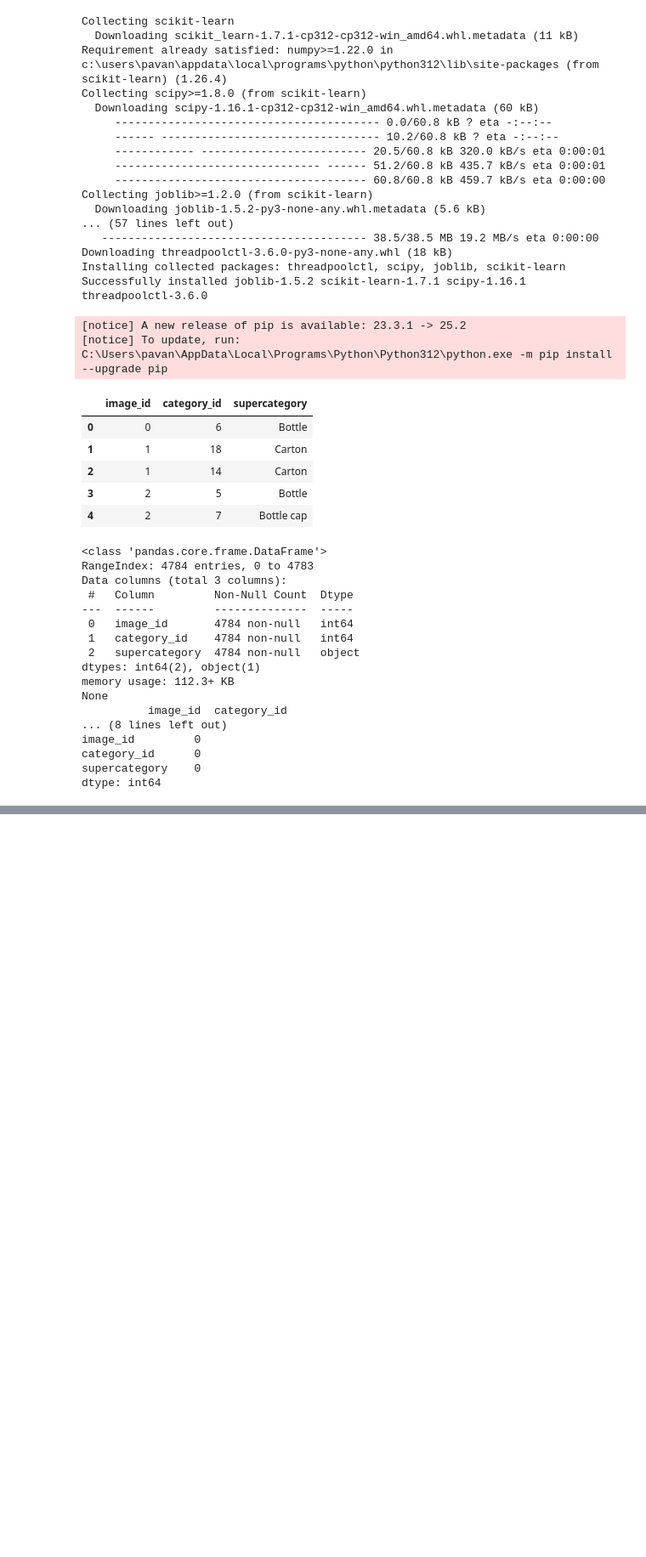
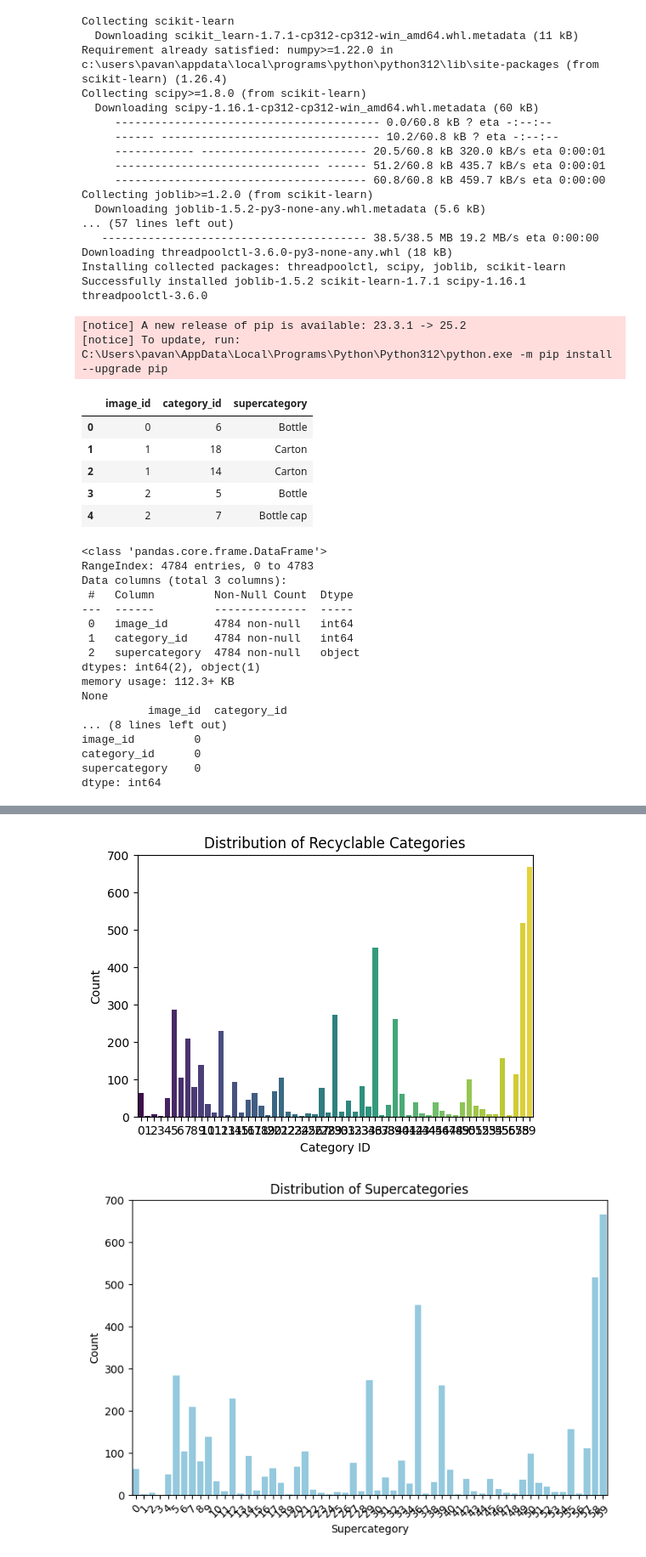
Before and after one commit to Pavani-3101/RecycleVision, a Jupyter notebook: RecycleVision.ipynb, the cells around one changed output, grey strips where cells are left out. Shown: that part at 85% size. Drawn from its saved outputs; the diff is of its cells as text; code cells hidden in the pictures; blank space fills up the shorter version.

```diff
--- a/RecycleVision.ipynb
+++ b/RecycleVision.ipynb
@@ -88,0 +93,72 @@ dtype: int64
+# %%
+# Exploratory Data Analysis
+
+import pandas as pd
+import numpy as np
+import matplotlib.pyplot as plt
+import seaborn as sns
+
+# Load Dataset
+
+df = pd.read_csv('D:/Smart_waste_detection/TACO/taco_annotations.csv')
+
+# Basic Info
+
+print("✅ Shape of dataset:", df.shape)
+print("\n✅ Column names:", df.columns)
+print("\n✅ Data types:\n", df.dtypes)
+
+print("\n✅ First 5 rows:")
+print(df.head())
+
+print("\n✅ Missing values in each column:")
+print(df.isnull().sum())
+
+print("\n✅ Statistical summary (numerical columns):")
+print(df.describe())
+
+# Distribution of Categories
+
+plt.figure(figsize=(6,4))
+sns.countplot(x="category_id", hue="category_id", data=df, palette="viridis", legend=False)
+plt.title("Distribution of Recyclable Categories")
+plt.xlabel("Category ID")
+plt.ylabel("Count")
+plt.show()
+
+# Distribution of Supercategories
+
+plt.figure(figsize=(8,5))
+sns.countplot(x="category_id", data=df, color="skyblue")
+plt.title("Distribution of Supercategories")
+plt.xlabel("Supercategory")
+plt.ylabel("Count")
+plt.xticks(rotation=45)
+plt.show()
+
+# Relationship: Category vs Supercategory
+
+plt.figure(figsize=(10,6))
+sns.countplot(x="category_id", hue="category_id", data=df, palette="viridis", legend=False)
+plt.title("Category IDs within Each Supercategory")
+plt.xlabel("Supercategory")
+plt.ylabel("Count")
+plt.xticks(rotation=45)
+plt.show()
+
+# Correlation Heatmap (if any numeric columns exist)
+
+numeric_df = df.select_dtypes(include=[np.number])  # select numeric cols
+if not numeric_df.empty:
+    plt.figure(figsize=(6,4))
+    sns.heatmap(numeric_df.corr(), annot=True, cmap="coolwarm")
+    plt.title("Feature Correlation Heatmap")
+    plt.show()
+
+# Histogram of Numeric Columns
+
+if not numeric_df.empty:
+    numeric_df.hist(figsize=(10,8), bins=20, color="skyblue", edgecolor="black")
+    plt.suptitle("Feature Distributions", fontsize=16)
+    plt.show()
+# %% [output]
@@ -88,0 +182,2 @@ dtype: int64
+[figure, added]
+[figure, added]
```
Also changed, not shown: parts of 5 cells of this notebook.
